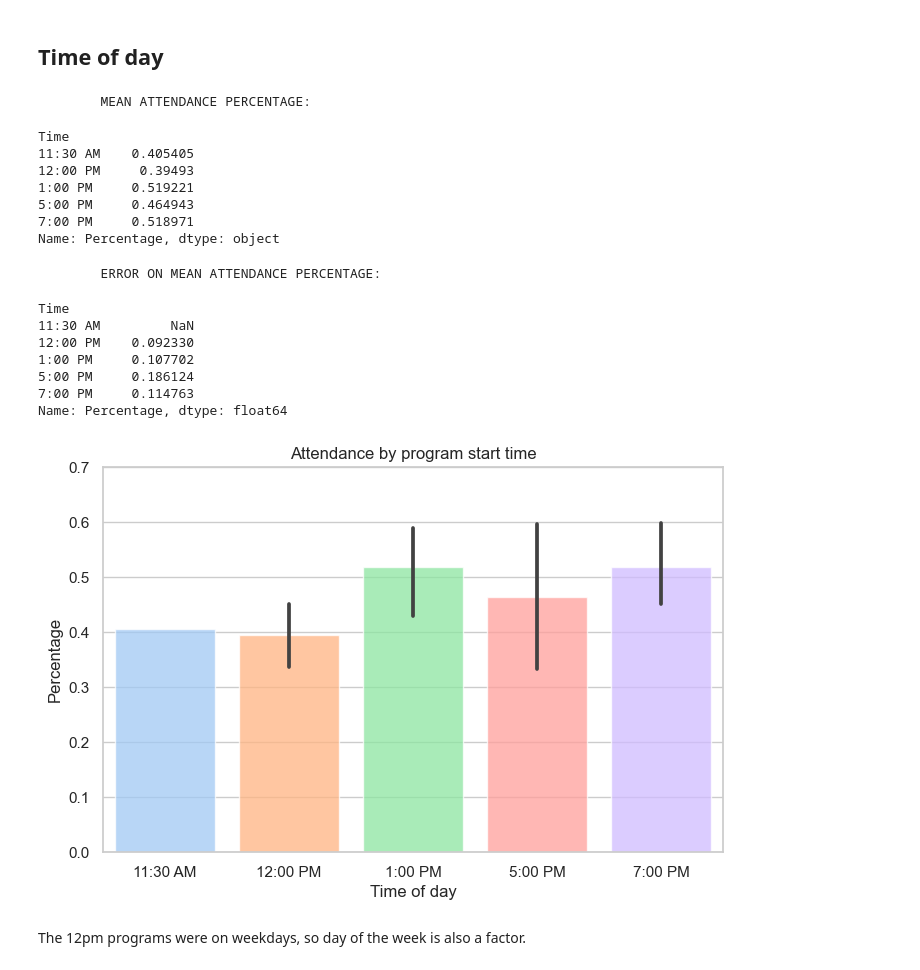
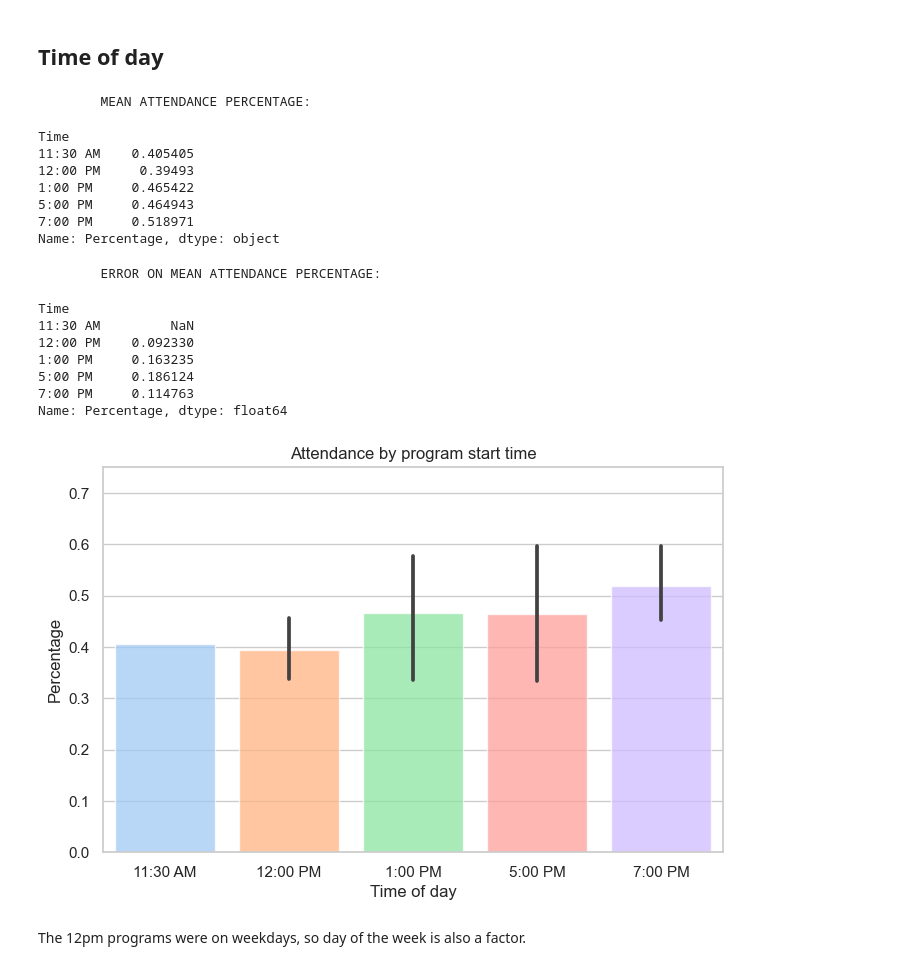
Before and after one commit to abigailStev/altru-shenanigans, a Jupyter notebook: quant_sandbox-foodfight.ipynb, the cells around one changed output. Cells and saved outputs as stored; diff of their text form; code cells hidden in the pictures.

```diff
--- a/quant_sandbox-foodfight.ipynb
+++ b/quant_sandbox-foodfight.ipynb
@@ -173,6 +173,8 @@ if programs['Location'].str.contains('STEM').any():
     programs['Location'].replace("STEM Teaching and Learning Facility", "STEM", inplace=True)
 if programs['Location'].str.contains('Valley').any():
     programs['Location'].replace("Valley Court Park", "Valley Ct", inplace=True)
+if programs['Location'].str.contains('Organic Farm').any():
+    programs['Location'].replace("MSU Student Organic Farm", "SOF", inplace=True)
 display(programs)
 # %% [output]
 |  | Name | Type | Location | Date | Time | Day | Capacity | Preregistered | Attended | Percentage |
@@ -346,7 +350,7 @@ display(programs.groupby('Time')['Percentage'].std())
 Time
 11:30 AM    0.405405
 12:00 PM     0.39493
-1:00 PM     0.519221
+1:00 PM     0.465422
 5:00 PM     0.464943
 7:00 PM     0.518971
 Name: Percentage, dtype: object
@@ -354,18 +358,18 @@ Name: Percentage, dtype: object
 Time
 11:30 AM         NaN
 12:00 PM    0.092330
-1:00 PM     0.107702
+1:00 PM     0.163235
 5:00 PM     0.186124
 7:00 PM     0.114763
 Name: Percentage, dtype: float64
 # %%
 sns.set_palette("pastel")
 fig, ax = plt.subplots(figsize=(8,5))
 fig = sns.barplot(data=programs.sort_values('Time'), x='Time', y='Percentage', saturation=1, alpha=0.75)
-ax.set(xlabel="Time of day", ylabel="Percentage", ylim=(0, 0.7), title='Attendance by program start time')
+ax.set(xlabel="Time of day", ylabel="Percentage", ylim=(0, 0.75), title='Attendance by program start time')
 plt.show()
 # %% [output]
-[figure, old version]
+[figure, new version]
 # %% [markdown]
 The 12pm programs were on weekdays, so day of the week is also a factor.
 # %% [markdown]
```
Also changed, not shown: parts of 23 cells of this notebook.
